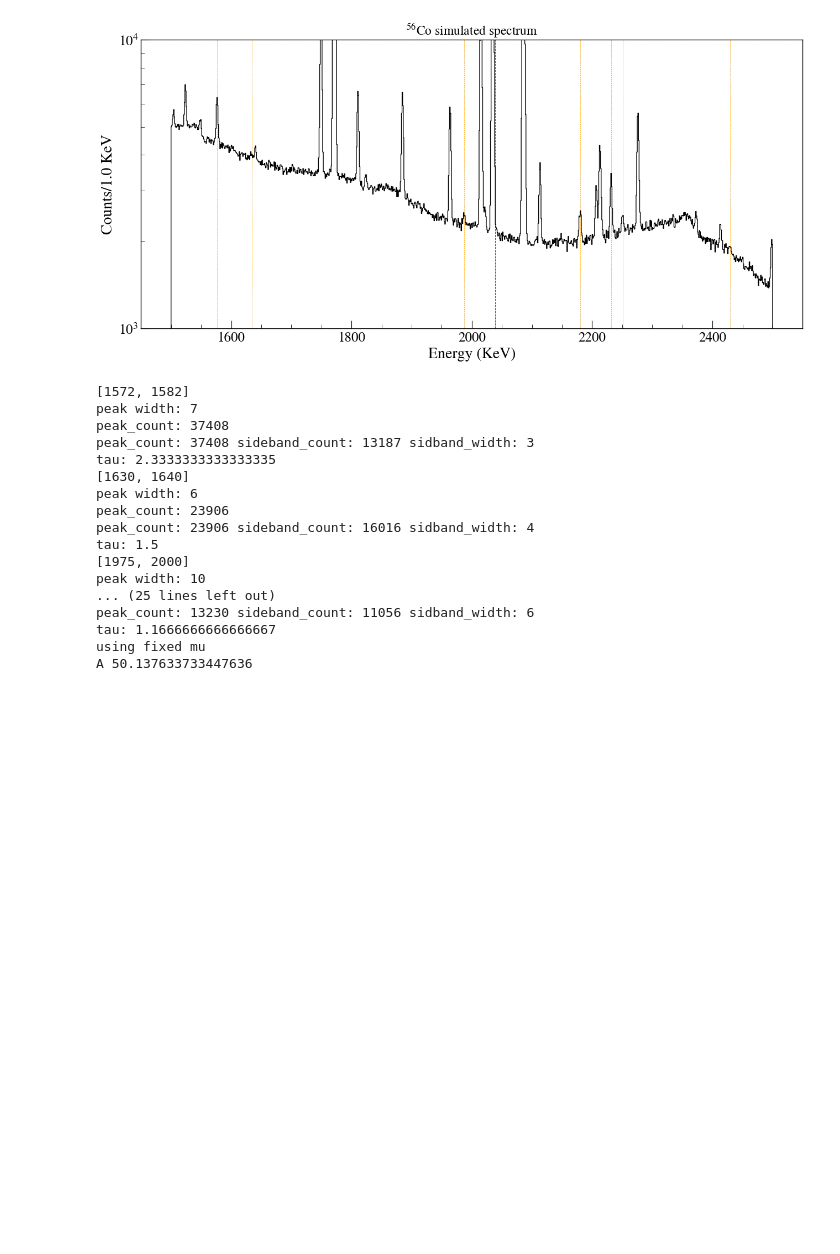
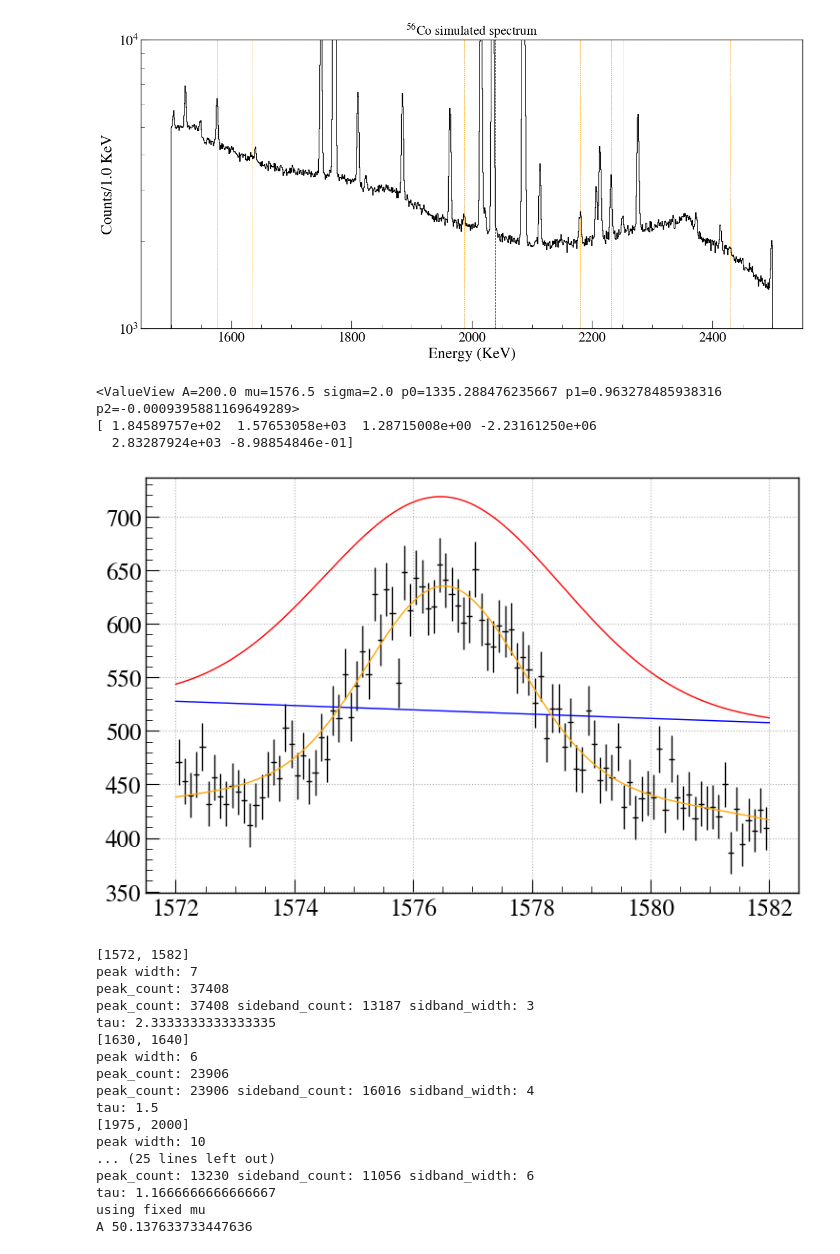
Before and after one commit to nfuad041/legend, a Jupyter notebook: 56Co_sim-18.ipynb, the cells around one changed output. Cells and saved outputs as stored; diff of their text form; code cells hidden in the pictures; blank space fills up the shorter version.

```diff
--- a/56Co_sim-18.ipynb
+++ b/56Co_sim-18.ipynb
@@ -429,6 +430,30 @@ ax.set_title(r'$^{56}$Co simulated spectrum')
 ax.xaxis.grid(False)
 # %% [output]
 [figure]
+# %%
+peak = dep_peaks[0]
+h,b,v = pgh.get_hist(E_dets, range=peak['range'], dx=0.1)
+bins_mids = (b[1:]+b[:-1])/2
+pgh.plot_hist(h,b,v, color='k', lw=1)
+cost_func = cost.LeastSquares(h, bins_mids, v, gauss_with_quad_bkg)
+m = Minuit(cost_func, *peak['curve_fit_guess'])
+m.migrad()
+x = np.linspace(peak['range'][0], peak['range'][1], 1000)
+y = gauss_with_quad_bkg(x, *m.values)
+plt.plot(x, y, color='r', lw=1)
+y_bkg = quad_bkg(x, *m.values[3:])
+bkg_subtracted_y = y-y_bkg
+plt.plot(x, y_bkg, color='b', lw=1)
+print(m.values)
+popt, pcov = curve_fit(gauss_with_quad_bkg, bins_mids, h, p0=peak['curve_fit_guess'])
+y = gauss_with_quad_bkg(x, *popt)
+plt.plot(x, y, color='orange', lw=1)
+print(popt)
+# %% [output]
+<ValueView A=200.0 mu=1576.5 sigma=2.0 p0=1335.288476235667 p1=0.963278485938316 p2=-0.0009395881169649289>
+[ 1.84589757e+02  1.57653058e+03  1.28715008e+00 -2.23161250e+06
+  2.83287924e+03 -8.98854846e-01]
+[figure, added]
 # %%
 df_peak_counts = pd.DataFrame()
 for i in range(len(dep_peaks)):
```
Also changed, not shown: parts of 5 cells of this notebook, 2 other files.
